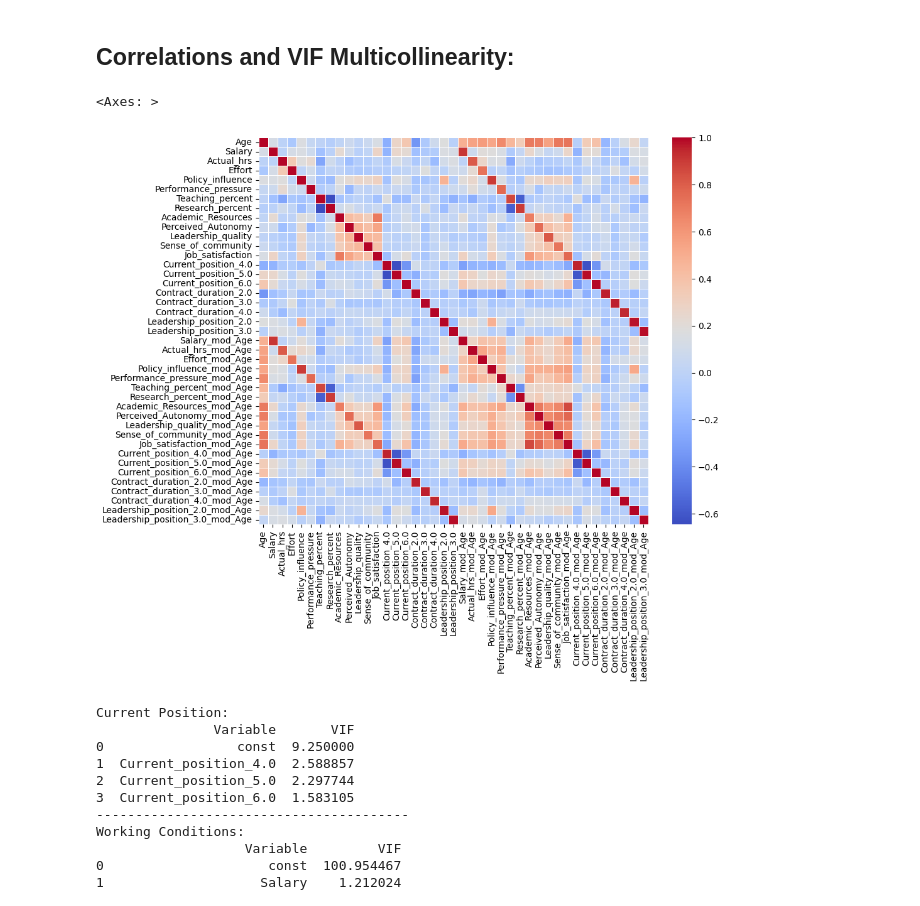
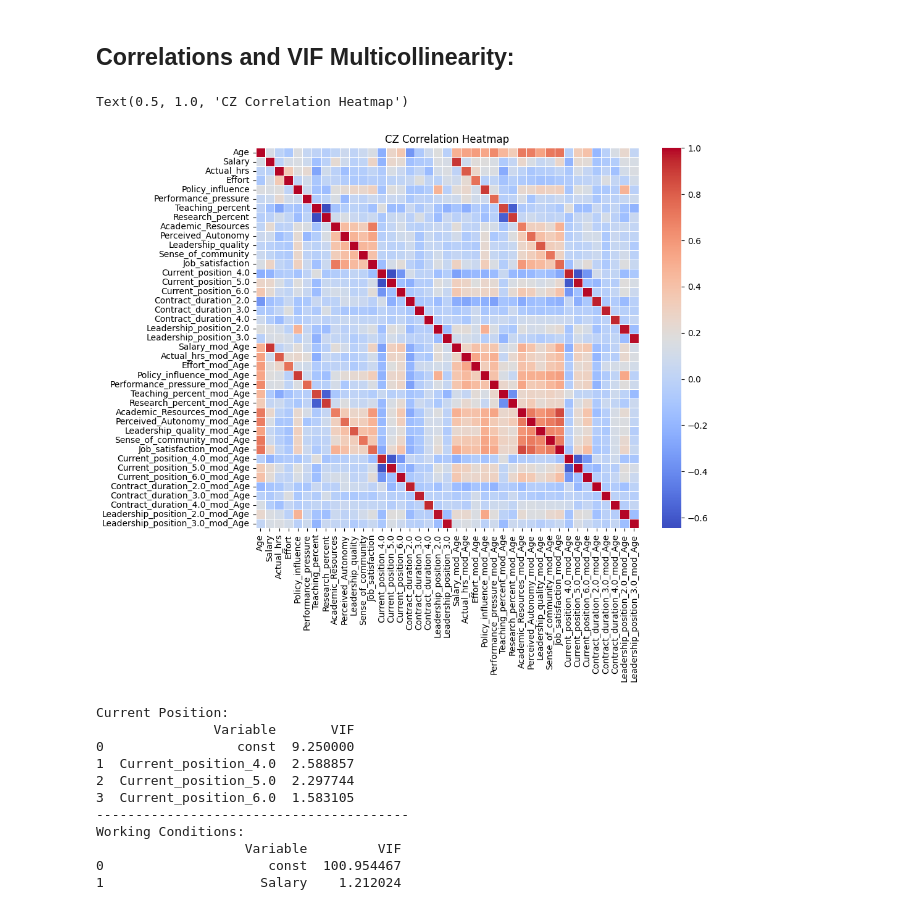
Before and after one commit to AndreiAf02/Job-Satisfaction, a Jupyter notebook: Job_Satisfaction_CZ_Seniority.ipynb, the cells around one changed output. Cells and saved outputs as stored; diff of their text form; code cells hidden in the pictures.

```diff
--- a/Job_Satisfaction_CZ_Seniority.ipynb
+++ b/Job_Satisfaction_CZ_Seniority.ipynb
@@ -631,11 +666,12 @@ print(np.shape(data_cz_formatted_academic_w_dummies))
 # %%
 correlations = data_cz_formatted_academic_w_dummies.corr()
 
 plt.figure(figsize=(10, 8))
 sns.heatmap(correlations, annot=False, cmap='coolwarm', fmt=".2f", linewidths=.5)
+plt.title('CZ Correlation Heatmap')
 # %% [output]
-<Axes: >
+Text(0.5, 1.0, 'CZ Correlation Heatmap')
-[figure, old version]
+[figure, new version]
 # %%
 ## Performing Variance Inflation Factor (VIF) analysis of the dataset:
 
```
Also changed, not shown: parts of 7 cells of this notebook.
